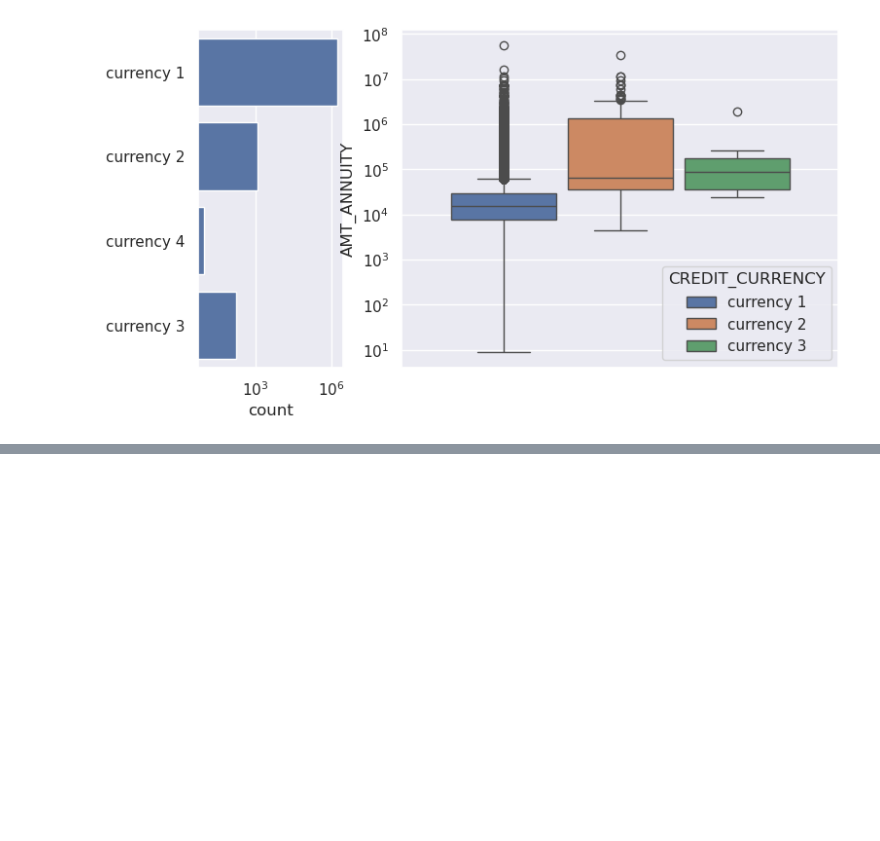
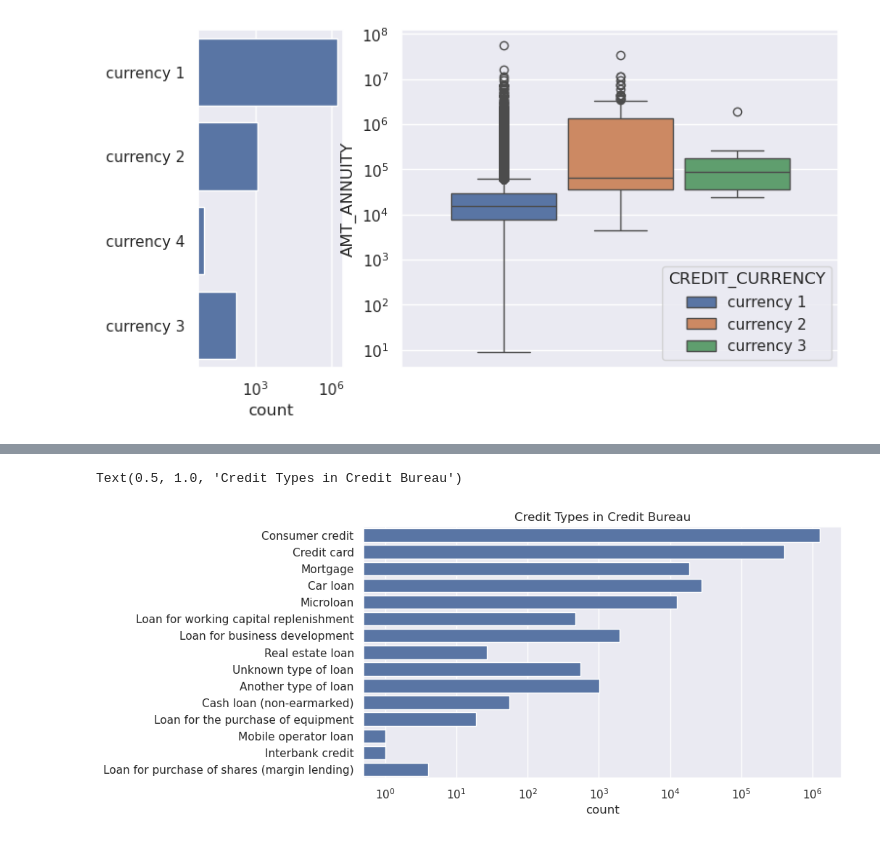
Before and after one commit to gediminas-skvarnavicius/home-credit-group-ml, a Jupyter notebook: EDA.ipynb, the cells around one changed output, grey strips where cells are left out. Cells and saved outputs as stored; diff of their text form; code cells hidden in the pictures; blank space fills up the shorter version.

```diff
--- a/EDA.ipynb
+++ b/EDA.ipynb
@@ -373,0 +409,9 @@ ax_curr[1].set_yscale("log")
+# %%
+fig_bur_counts,ax_bur_counts=plt.subplots(figsize=BASE_FIG_SIZE)
+sns.countplot(bureau['CREDIT_TYPE'],ax=ax_bur_counts)
+ax_bur_counts.set_xscale('log')
+ax_bur_counts.set_title('Credit Types in Credit Bureau')
+plt.show()
+# %% [output]
+Text(0.5, 1.0, 'Credit Types in Credit Bureau')
+[figure, added]
```
Also changed, not shown: parts of 7 cells of this notebook, 1 other file.
